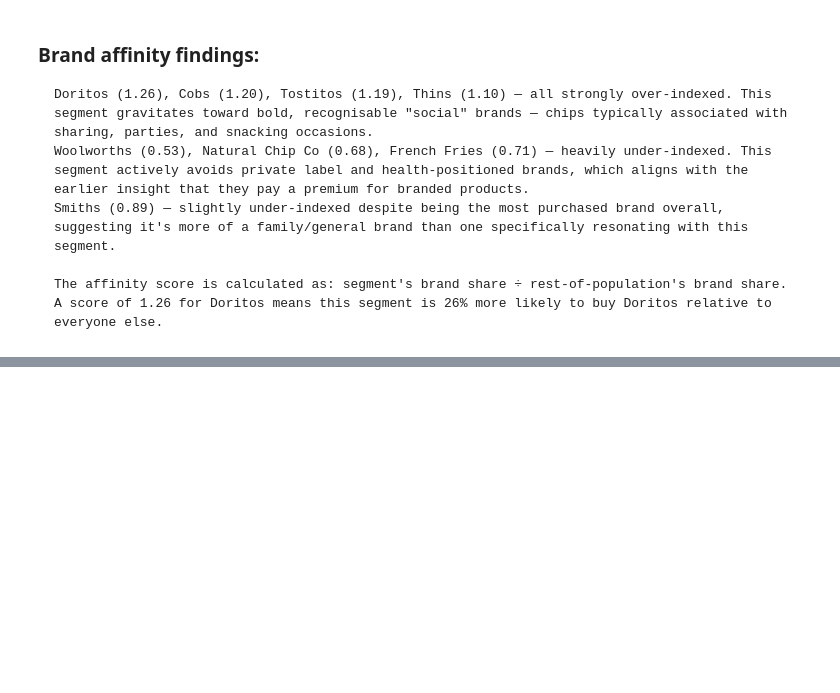
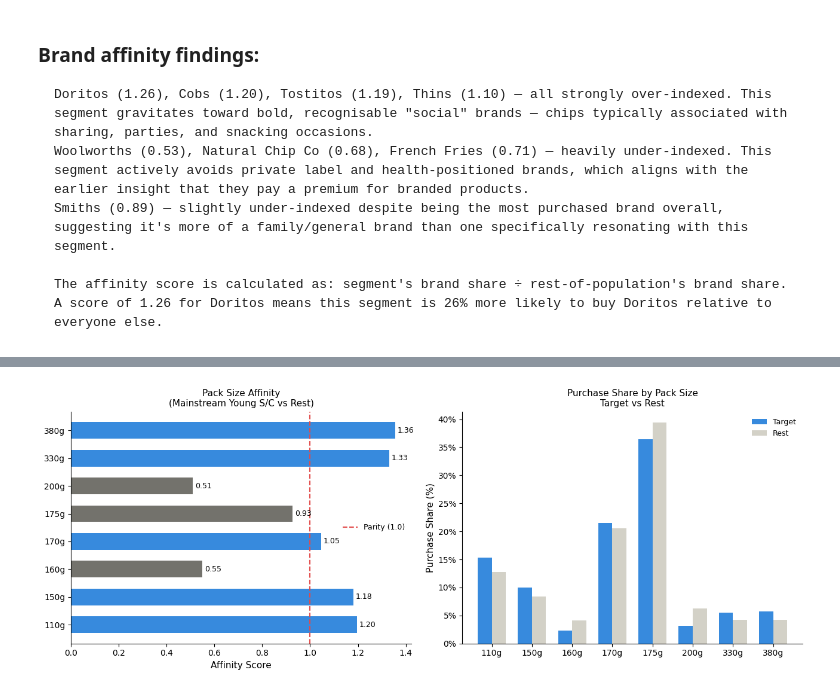
Before and after one commit to nayeem29dse/Quantium-customer-purchasing-behaviours, a Jupyter notebook: Quantium Virtual Internship - Retail Strategy and Analytics - Task 1.ipynb, the cells around one changed output, grey strips where cells are left out. Cells and saved outputs as stored; diff of their text form; code cells hidden in the pictures; blank space fills up the shorter version.

Commit message:
Affinity test

```diff
--- a/Quantium Virtual Internship - Retail Strategy and Analytics - Task 1.ipynb
+++ b/Quantium Virtual Internship - Retail Strategy and Analytics - Task 1.ipynb
@@ -807,0 +826,15 @@ plt.show()
+# %%
+# Affinity score per pack size
+target_share = target["PACK_SIZE"].value_counts(normalize=True)
+rest_share   = rest["PACK_SIZE"].value_counts(normalize=True)
+
+affinity = pd.DataFrame({
+    "target_pct" : target_share * 100,
+    "rest_pct"   : rest_share   * 100
+}).fillna(0).sort_index()
+
+affinity["affinity_score"] = (
+    affinity["target_pct"] / affinity["rest_pct"].replace(0, 1e-6)
+)
+
+print(affinity.round(3))
@@ -807,0 +852,35 @@ plt.show()
+# %%
+# 5. Plot — side by side: affinity + share comparison
+sizes  = [f"{int(s)}g" for s in affinity.index]
+scores = affinity["affinity_score"].values
+colors = ["#378ADD" if s >= 1 else "#73726c" for s in scores]
+
+fig, (ax1, ax2) = plt.subplots(1, 2, figsize=(13, 5))
+
+# — Left: affinity scores
+ax1.barh(sizes, scores, color=colors, height=0.6)
+ax1.axvline(1.0, color="#E24B4A", linestyle="--", linewidth=1.5, label="Parity (1.0)")
+for i, (s, c) in enumerate(zip(scores, sizes)):
+    ax1.text(s + 0.01, i, f"{s:.2f}", va="center", fontsize=9)
+ax1.set_xlabel("Affinity Score", fontsize=11)
+ax1.set_title("Pack Size Affinity\n(Mainstream Young S/C vs Rest)", fontsize=11)
+ax1.legend(frameon=False, fontsize=9)
+ax1.spines[["top", "right"]].set_visible(False)
+# — Right: affinity scores
+x     = np.arange(len(sizes))
+width = 0.35
+ax2.bar(x - width / 2, affinity["target_pct"], width, label="Target", color="#378ADD")
+ax2.bar(x + width / 2, affinity["rest_pct"],   width, label="Rest",   color="#D3D1C7")
+ax2.set_xticks(x)
+ax2.set_xticklabels(sizes)
+ax2.set_ylabel("Purchase Share (%)", fontsize=11)
+ax2.set_title("Purchase Share by Pack Size\nTarget vs Rest", fontsize=11)
+ax2.yaxis.set_major_formatter(plt.FuncFormatter(lambda v, _: f"{v:.0f}%"))
+ax2.legend(frameon=False, fontsize=9)
+ax2.spines[["top", "right"]].set_visible(False)
+
+fig.tight_layout()
+fig.savefig("pack_size_affinity.png", dpi=150)
+plt.show()
+# %% [output]
+[figure, added]
```
Also changed, not shown: parts of 4 cells of this notebook.
